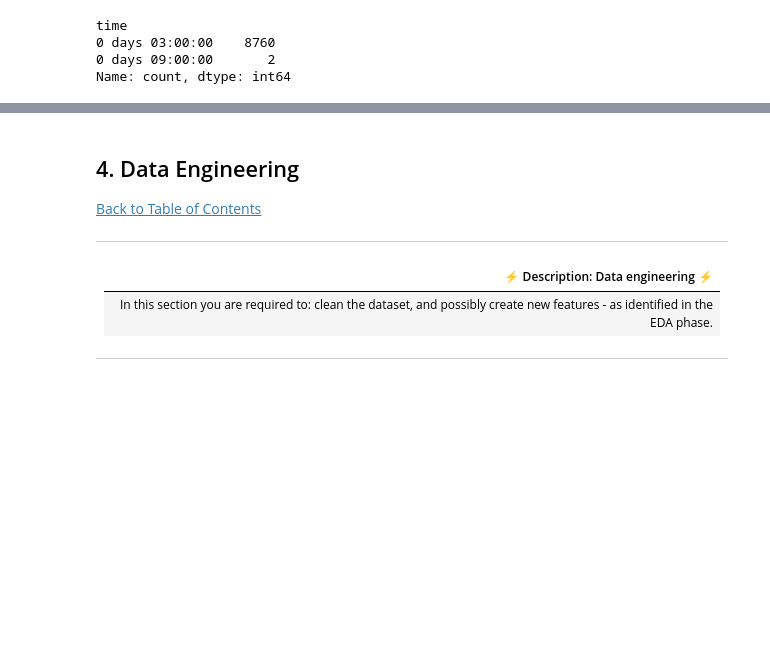
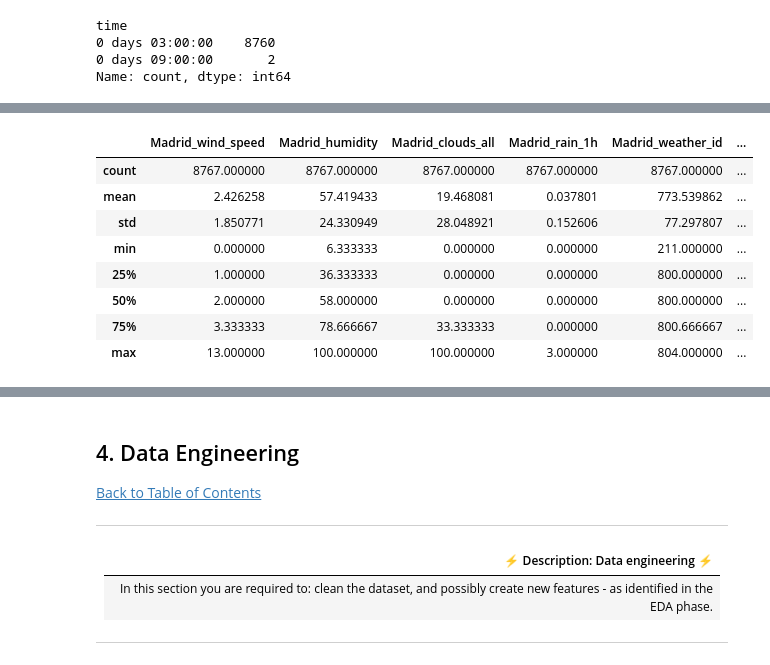
Before and after one commit to Marcel3333/TimeSeriesAnalysisProject, a Jupyter notebook: starter-notebook.ipynb, the cells around one changed output, grey strips where cells are left out. Saved outputs shown, nothing was run; the diff lists cells and outputs as text; code cells hidden in the pictures; blank space fills up the shorter version.

```diff
--- a/starter-notebook.ipynb
+++ b/starter-notebook.ipynb
@@ -171,0 +199,12 @@ plt.show()
+# %%
+df_interpolated.filter(like='Madrid').describe()
+# %% [output]
+|  | Madrid_wind_speed | Madrid_humidity | Madrid_clouds_all | Madrid_rain_1h | Madrid_weather_id | ... |
+| count | 8767.000000 | 8767.000000 | 8767.000000 | 8767.000000 | 8767.000000 | ... |
+| mean | 2.426258 | 57.419433 | 19.468081 | 0.037801 | 773.539862 | ... |
+| std | 1.850771 | 24.330949 | 28.048921 | 0.152606 | 77.297807 | ... |
+| min | 0.000000 | 6.333333 | 0.000000 | 0.000000 | 211.000000 | ... |
+| 25% | 1.000000 | 36.333333 | 0.000000 | 0.000000 | 800.000000 | ... |
+| 50% | 2.000000 | 58.000000 | 0.000000 | 0.000000 | 800.000000 | ... |
+| 75% | 3.333333 | 78.666667 | 33.333333 | 0.000000 | 800.666667 | ... |
+| max | 13.000000 | 100.000000 | 100.000000 | 3.000000 | 804.000000 | ... |
```
Also changed, not shown: parts of 14 cells of this notebook.
